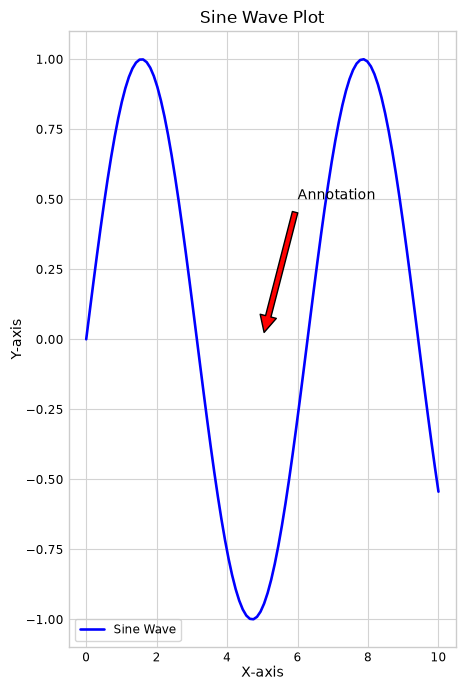
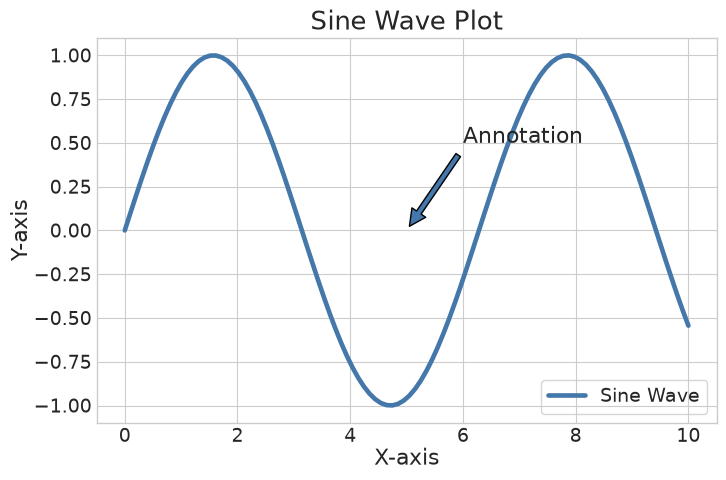
The notebook cell's code change between the first figure and the second:
--- before
+++ after
@@ -1,20 +1,21 @@
-scientifig.use_style("presentation", width=1, background="transparent")
-fig, ax = scientifig.create_figure(figsize=(5, 8))
+scientifig.use_style("paper", width=1, background="transparent")
+fig, ax = scientifig.create_figure(figsize=(8, 5))
 
 x = np.linspace(0, 10, 100)
 y = np.sin(x)
 
-ax.plot(x, y, label="Sine Wave", color="blue")
+ax.plot(x, y, label="Sine Wave")
 ax.set_title("Sine Wave Plot")
 ax.set_xlabel("X-axis")
 ax.set_ylabel("Y-axis")
-plt.legend()
+
 ax.annotate(
     "Annotation",
     xy=(5, 0),
     xytext=(6, 0.5),
-    arrowprops=dict(facecolor="red", shrink=0.05),
+    arrowprops=dict(shrink=0.05),
 )
-
+# add legend at top right
+plt.legend(loc="lower right")
 scientifig.savefig(fig, "testplots/sine_wave_plot.png")
 plt.show()

Commit: update demo and add default figsize in create figure